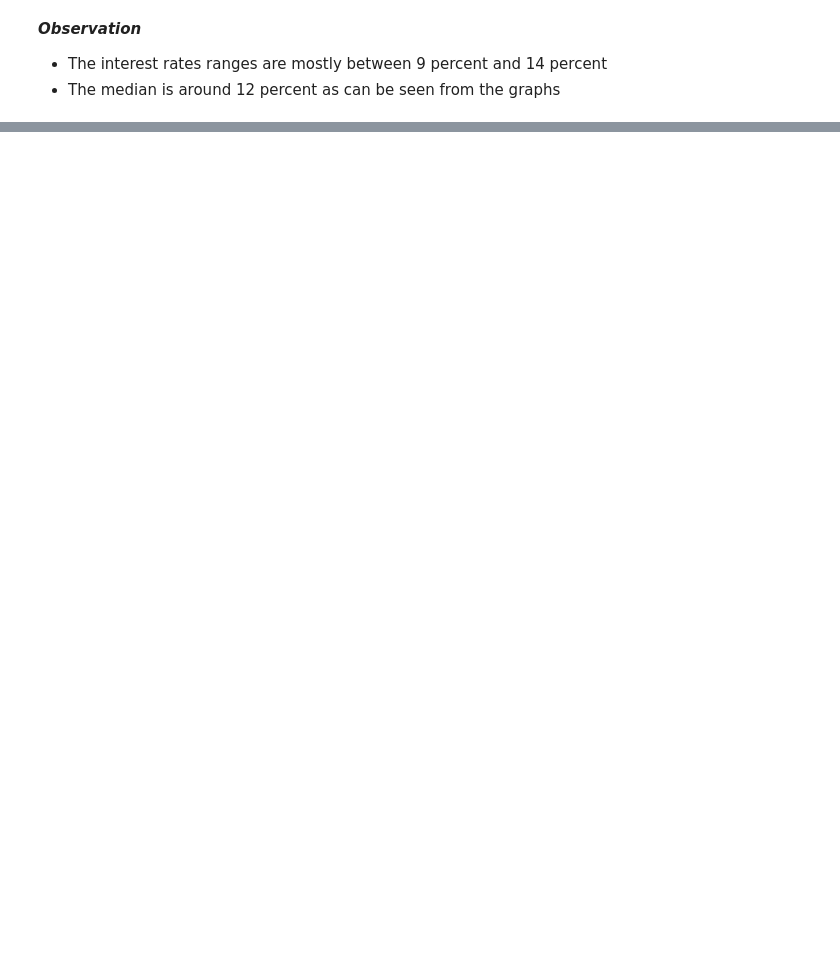
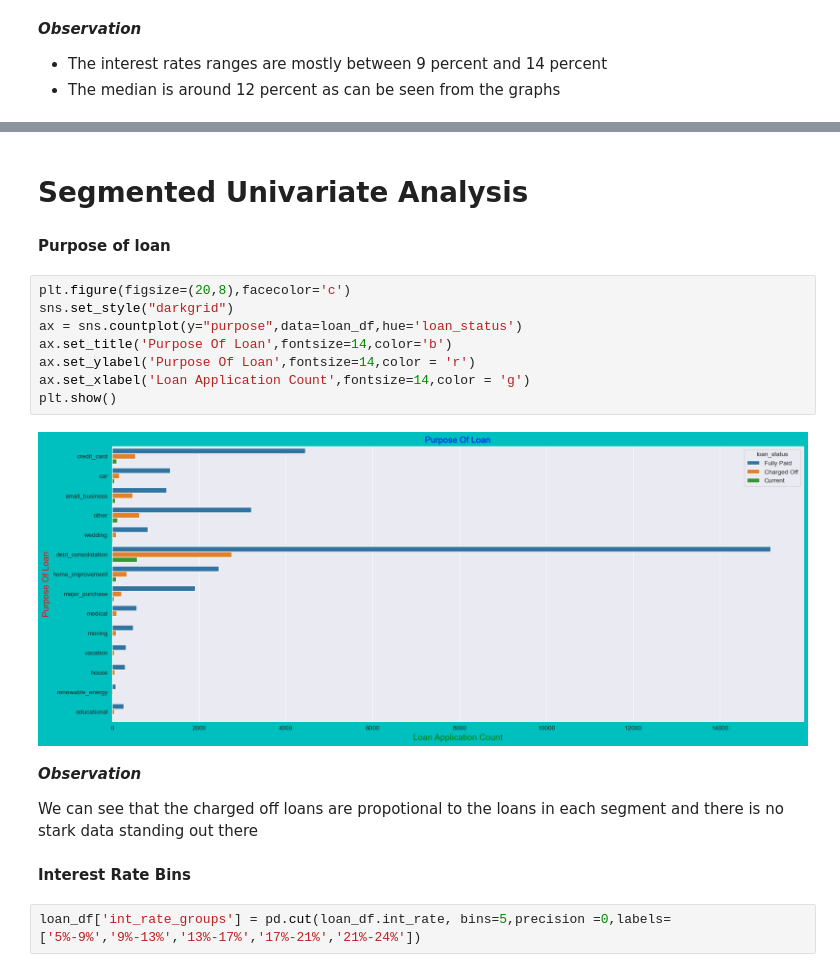
Before and after one commit to vivekbabu/LendingClubCaseStudy, a Jupyter notebook: Group_Facilitator_Name.ipynb, the cells around one changed output, grey strips where cells are left out. Saved outputs shown, nothing was run; the diff lists cells and outputs as text; blank space fills up the shorter version.

```diff
--- a/Group_Facilitator_Name.ipynb
+++ b/Group_Facilitator_Name.ipynb
@@ -441,0 +431,23 @@ plt.show()
+# %% [markdown]
+# Segmented Univariate Analysis
+# %% [markdown]
+**Purpose of loan**
+# %%
+plt.figure(figsize=(20,8),facecolor='c')
+sns.set_style("darkgrid")
+ax = sns.countplot(y="purpose",data=loan_df,hue='loan_status')
+ax.set_title('Purpose Of Loan',fontsize=14,color='b')
+ax.set_ylabel('Purpose Of Loan',fontsize=14,color = 'r')
+ax.set_xlabel('Loan Application Count',fontsize=14,color = 'g')
+plt.show()
+# %% [output]
+[figure, added]
+# %% [markdown]
+***Observation***
+
+
+We can see that the charged off loans are propotional to the loans in each segment and there is no stark data standing out there
+# %% [markdown]
+**Interest Rate Bins**
+# %%
+loan_df['int_rate_groups'] = pd.cut(loan_df.int_rate, bins=5,precision =0,labels=['5%-9%','9%-13%','13%-17%','17%-21%','21%-24%'])
```
Also changed, not shown: parts of 17 cells of this notebook, 1 other file.
